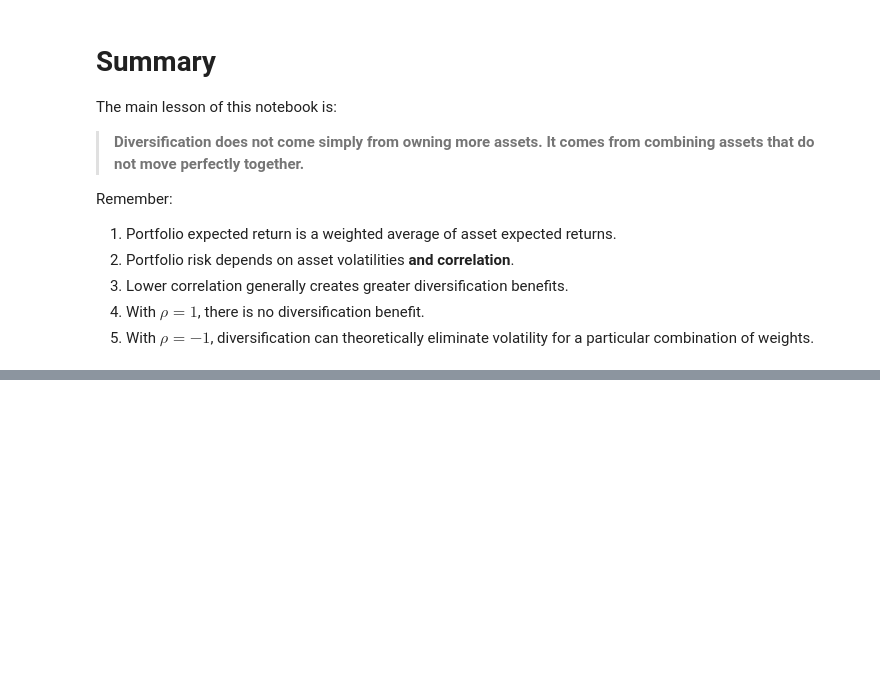
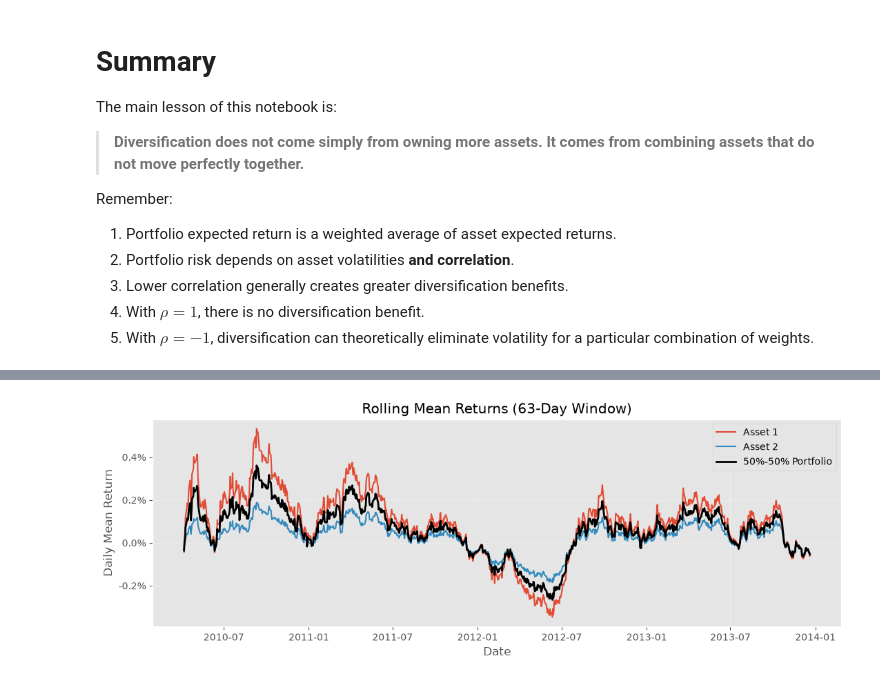
Before and after one commit to bynak06-cell/Finance-and-Technology, a Jupyter notebook: Tema_2_Carteras_Intro/src/two-asset-portfolio-pedagogical-English.ipynb, the cells around one changed output, grey strips where cells are left out. Saved outputs shown, nothing was run; the diff lists cells and outputs as text; code cells hidden in the pictures; blank space fills up the shorter version.

```diff
--- a/Tema_2_Carteras_Intro/src/two-asset-portfolio-pedagogical-English.ipynb
+++ b/Tema_2_Carteras_Intro/src/two-asset-portfolio-pedagogical-English.ipynb
@@ -679,0 +895,41 @@ Remember:
+# %%
+# Define the rolling window
+window = 63
+
+# Calculate the daily returns of the 50%-50% portfolio
+portfolio_50 = returns_log @ np.array([0.5, 0.5])
+
+# Rolling statistics of individual assets
+rolling_means = returns_log.rolling(window).mean()
+rolling_stds = returns_log.rolling(window).std()
+
+# Rolling statistics of the portfolio
+rolling_mean_portfolio = portfolio_50.rolling(window).mean()
+rolling_std_portfolio = portfolio_50.rolling(window).std()
+
+# FIGURE 1: Rolling mean returns
+fig, ax = plt.subplots(figsize=(11, 4))
+
+for ticker in returns_log.columns:
+    ax.plot(rolling_means.index, rolling_means[ticker], label=ticker)
+
+ax.plot(
+    rolling_mean_portfolio.index,
+    rolling_mean_portfolio,
+    color="black",
+    linewidth=2,
+    label="50%-50% Portfolio"
+)
+
+ax.set_title(f"Rolling Mean Returns ({window}-Day Window)")
+ax.set_xlabel("Date")
+ax.set_ylabel("Daily Mean Return")
+ax.yaxis.set_major_formatter(plt.FuncFormatter(lambda x, _: f"{x:.1%}"))
+
+ax.legend()
+ax.grid(True, alpha=0.3)
+
+plt.tight_layout()
+plt.show()
+# %% [output]
+[figure, added]
```
Also changed, not shown: parts of 22 cells of this notebook.
